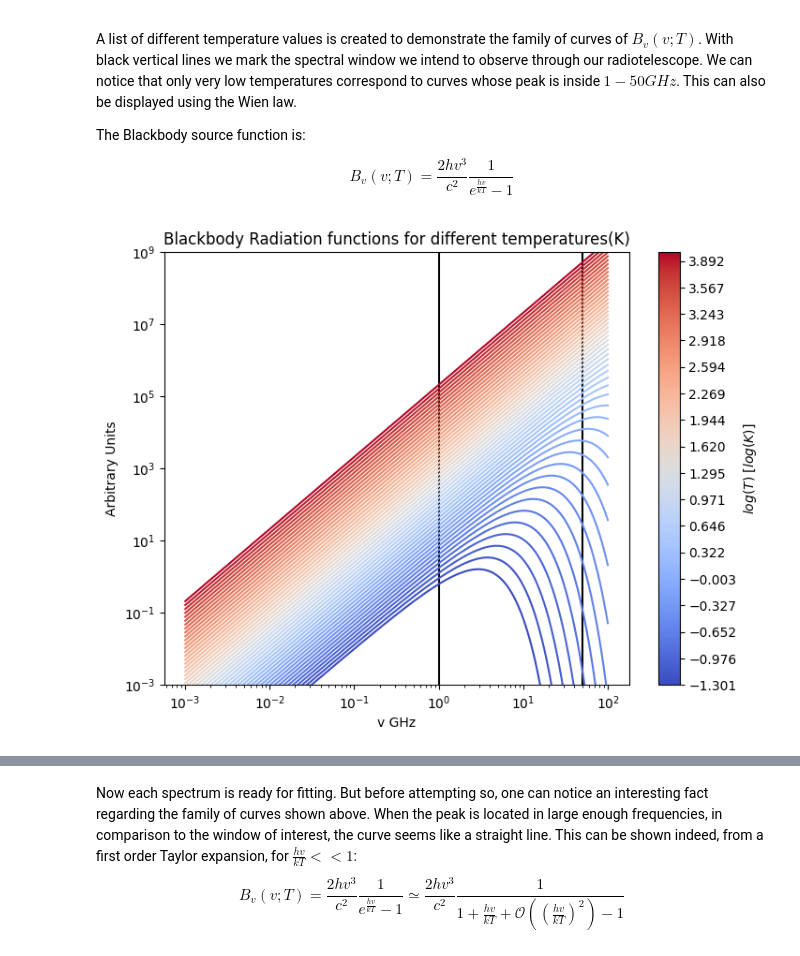
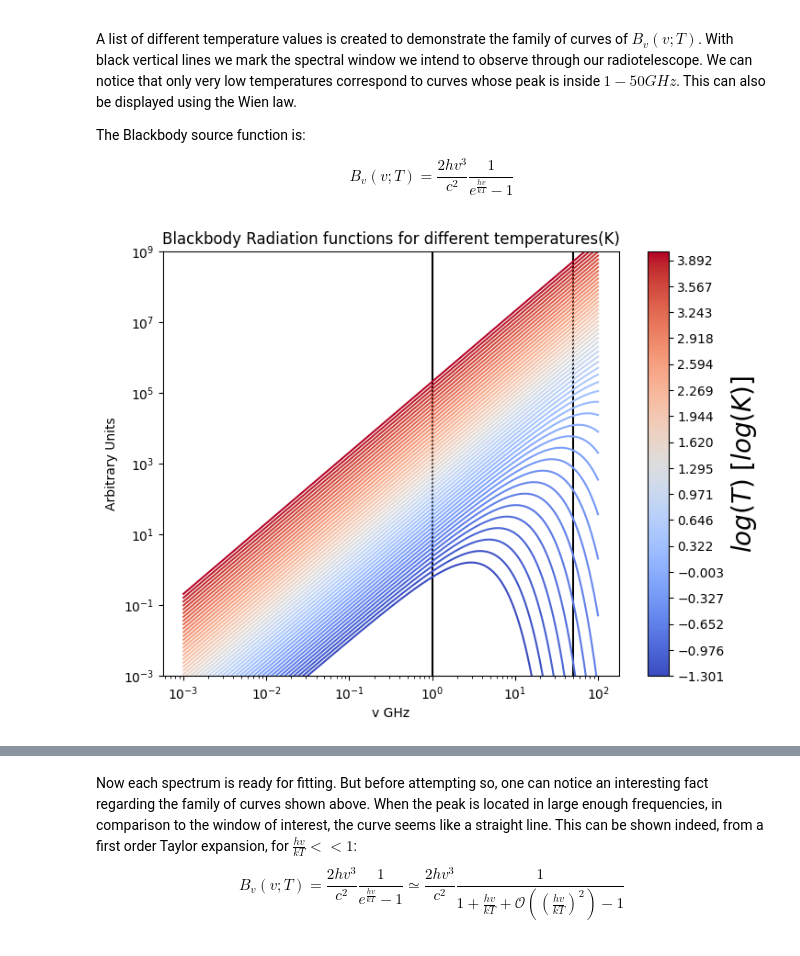
Before and after one commit to iliodis/ASTRO-BEAM, a Jupyter notebook: Task1-BlackbodyRadiationFitting/BlackbodyRadiationFitting.ipynb, the cells around one changed output, grey strips where cells are left out. Saved outputs shown, nothing was run; the diff lists cells and outputs as text; code cells hidden in the pictures.

```diff
--- a/Task1-BlackbodyRadiationFitting/BlackbodyRadiationFitting.ipynb
+++ b/Task1-BlackbodyRadiationFitting/BlackbodyRadiationFitting.ipynb
@@ -50,35 +50,35 @@ temp = np.geomspace(5e-2, 10000, 50)
 log_T = np.log10(temp)
 
 X0 = 100
 X = np.geomspace(0.001 , X0, 200)
 
 norm = mpl.colors.Normalize(vmin=min(log_T), vmax=max(log_T))
 cmap = mpl.cm.ScalarMappable(norm=norm, cmap=mpl.cm.coolwarm)
 cmap.set_array([])
 
 for i,T in enumerate(temp):
     # lpeak = b/T
     # vpeak = T*5.879*10**10
 
 
     Y = Bv(X, T)
 
     ax.plot(X, Y, color=cmap.to_rgba(log_T[i]))
 
 
 cbar = fig.colorbar(cmap, ticks=log_T[::3], ax=ax)
-cbar.set_label('$log(T)$ [$log(K)$]')#, fontsize = 20, rotation=90)
+cbar.set_label('$log(T)$ [$log(K)$]', fontsize = 20, rotation=90)
 
 plt.yscale('log')
 plt.xscale('log')
 plt.ylim(10**(-3), 10**9)
 plt.xlabel("v GHz")
 plt.ylabel("Arbitrary Units")
 plt.title("Blackbody Radiation functions for different temperatures(K)")
 # plt.legend()
 plt.show()
 # %% [output]
-[figure, old version]
+[figure, new version]
 # %%
 import random
 
```
Also changed, not shown: parts of 12 cells of this notebook.
